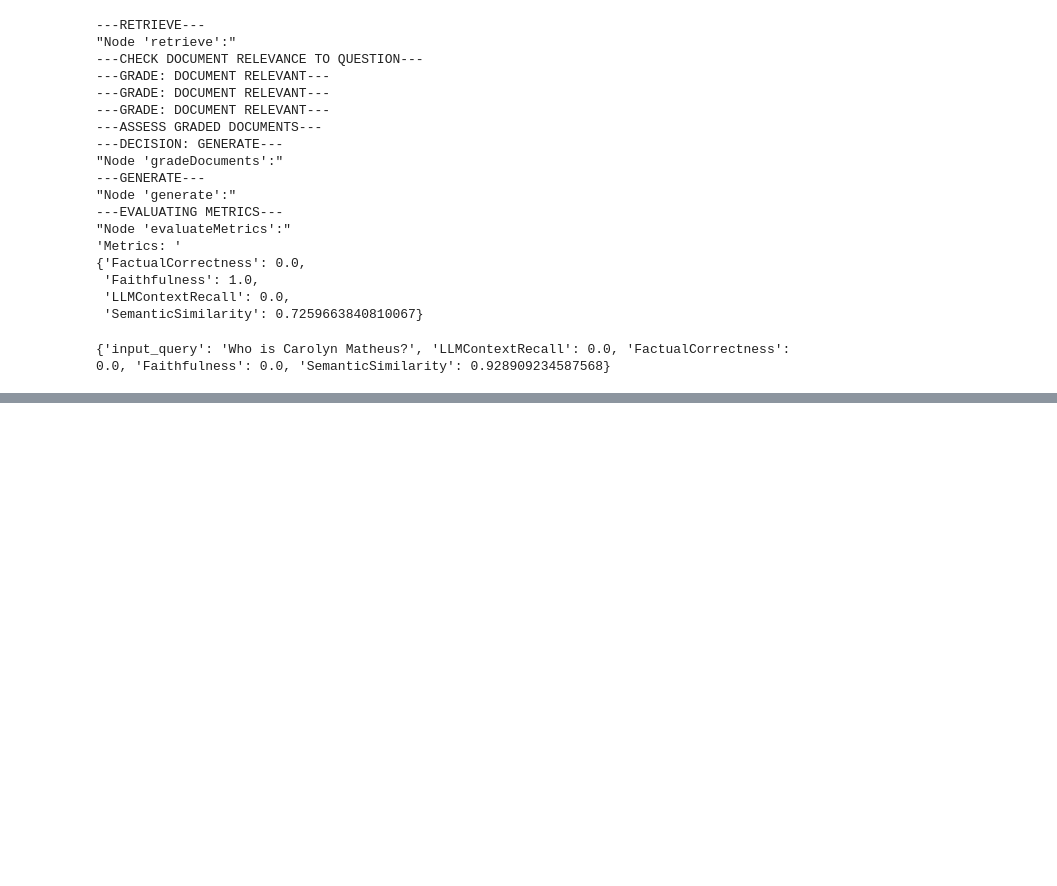
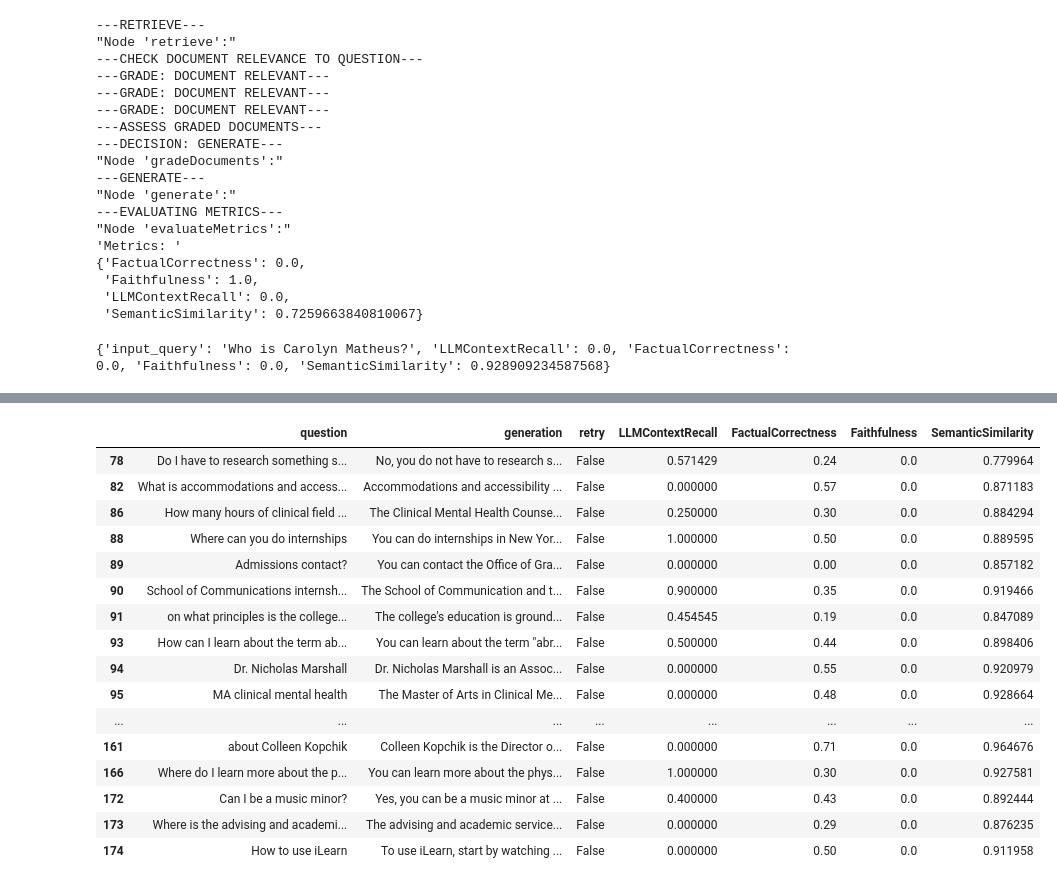
Before and after one commit to cfsarmiento/LLM_Reasoning-Research, a Jupyter notebook: Code/CRAG_Implementation-ML_Independent_Study.ipynb, the cells around one changed output, grey strips where cells are left out. Cells and saved outputs as stored; diff of their text form; code cells hidden in the pictures; blank space fills up the shorter version.

```diff
--- a/Code/CRAG_Implementation-ML_Independent_Study.ipynb
+++ b/Code/CRAG_Implementation-ML_Independent_Study.ipynb
@@ -608,7 +624,7 @@ async def pipelineEvaluation(dataset, metrics):
         )
 
         # Evaluate metrics
-        runResults = {"input_query": inputQuery}
+        runResults = {"question": inputQuery}
         for metric in metrics:
 
             # Get the score for the given metric
@@ -702,0 +774,6 @@ SemanticSimilarity - Mean: 0.870782223606899, St. Dev: 0.07570155254901194
+# %%
+# Make our dataframe of results
+processResults = pd.DataFrame(ragResults)
+evalResultsDF = pd.DataFrame(evalResults)
+finalResultsDF = processResults.merge(evalResultsDF, on="question", how="left")
+finalResultsDF
@@ -702,0 +805,6 @@ SemanticSimilarity - Mean: 0.870782223606899, St. Dev: 0.07570155254901194
+# %%
+final100ResultsDF = finalResultsDF.tail(100)
+# %%
+# Dervive generations that didn't use the internet
+trueContextsDF = final100ResultsDF[final100ResultsDF["retry"] == False]
+trueContextsDF.describe()
@@ -702,0 +821,20 @@ SemanticSimilarity - Mean: 0.870782223606899, St. Dev: 0.07570155254901194
+# %%
+trueContextsDF.head(100)
+# %% [output]
+|  | question | generation | retry | LLMContextRecall | FactualCorrectness | Faithfulness | SemanticSimilarity |
+| 78 | Do I have to research something s... | No, you do not have to research s... | False | 0.571429 | 0.24 | 0.0 | 0.779964 |
+| 82 | What is accommodations and access... | Accommodations and accessibility ... | False | 0.000000 | 0.57 | 0.0 | 0.871183 |
+| 86 | How many hours of clinical field ... | The Clinical Mental Health Counse... | False | 0.250000 | 0.30 | 0.0 | 0.884294 |
+| 88 | Where can you do internships | You can do internships in New Yor... | False | 1.000000 | 0.50 | 0.0 | 0.889595 |
+| 89 | Admissions contact? | You can contact the Office of Gra... | False | 0.000000 | 0.00 | 0.0 | 0.857182 |
+| 90 | School of Communications internsh... | The School of Communication and t... | False | 0.900000 | 0.35 | 0.0 | 0.919466 |
+| 91 | on what principles is the college... | The college's education is ground... | False | 0.454545 | 0.19 | 0.0 | 0.847089 |
+| 93 | How can I learn about the term ab... | You can learn about the term "abr... | False | 0.500000 | 0.44 | 0.0 | 0.898406 |
+| 94 | Dr. Nicholas Marshall | Dr. Nicholas Marshall is an Assoc... | False | 0.000000 | 0.55 | 0.0 | 0.920979 |
+| 95 | MA clinical mental health | The Master of Arts in Clinical Me... | False | 0.000000 | 0.48 | 0.0 | 0.928664 |
+| ... | ... | ... | ... | ... | ... | ... | ... |
+| 161 | about Colleen Kopchik | Colleen Kopchik is the Director o... | False | 0.000000 | 0.71 | 0.0 | 0.964676 |
+| 166 | Where do I learn more about the p... | You can learn more about the phys... | False | 1.000000 | 0.30 | 0.0 | 0.927581 |
+| 172 | Can I be a music minor? | Yes, you can be a music minor at ... | False | 0.400000 | 0.43 | 0.0 | 0.892444 |
+| 173 | Where is the advising and academi... | The advising and academic service... | False | 0.000000 | 0.29 | 0.0 | 0.876235 |
+| 174 | How to use iLearn | To use iLearn, start by watching ... | False | 0.000000 | 0.50 | 0.0 | 0.911958 |
```
Also changed, not shown: parts of 7 cells of this notebook, 1 other file.
